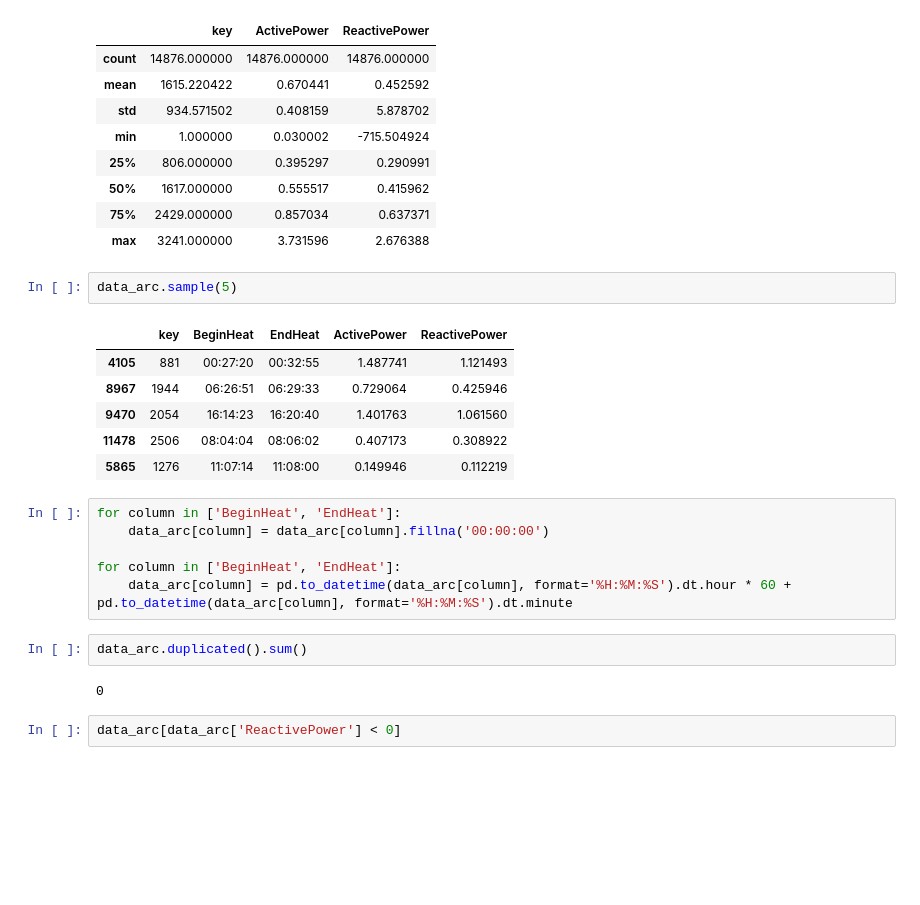
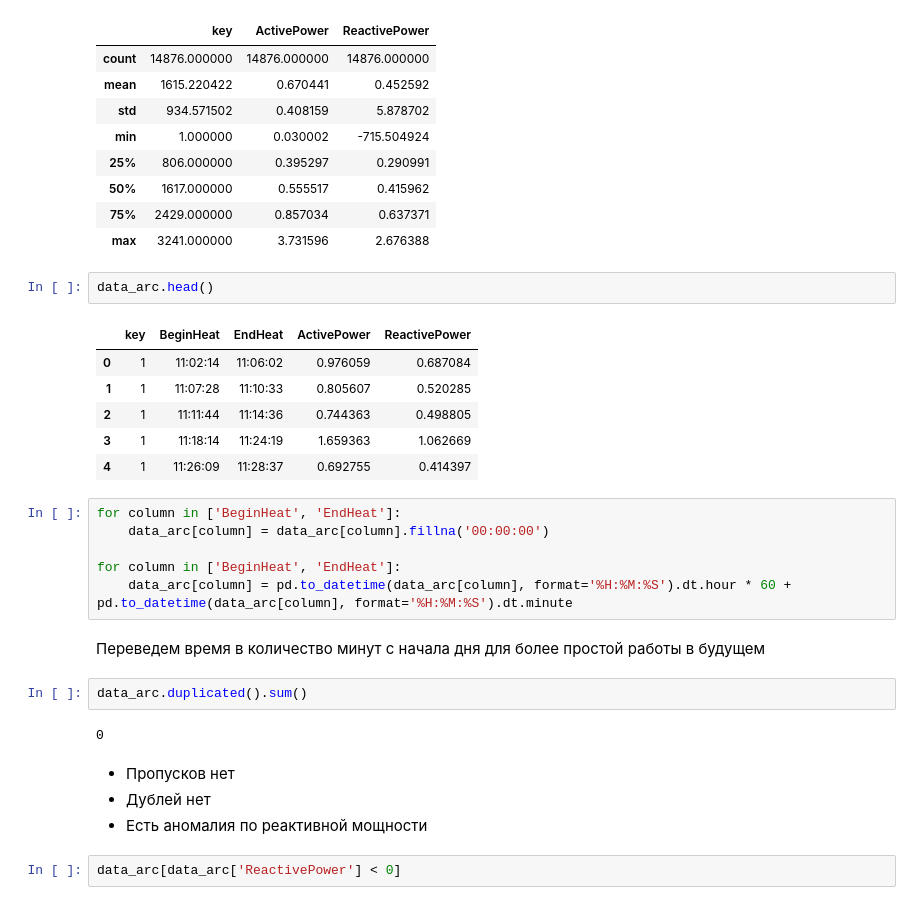
Before and after one commit to VSXV/Data-Science-Projects, a Jupyter notebook: 19. production costs/production costs.ipynb, the cells around one changed output. Saved outputs shown, nothing was run; the diff lists cells and outputs as text; blank space fills up the shorter version.

```diff
--- a/19. production costs/production costs.ipynb
+++ b/19. production costs/production costs.ipynb
@@ -139,25 +225,31 @@ data_arc.describe()
 | 50% | 1617.000000 | 0.555517 | 0.415962 |
 | 75% | 2429.000000 | 0.857034 | 0.637371 |
 | max | 3241.000000 | 3.731596 | 2.676388 |
-# %%
-data_arc.sample(5)
-# %% [output]
-|  | key | BeginHeat | EndHeat | ActivePower | ReactivePower |
-| 4105 | 881 | 00:27:20 | 00:32:55 | 1.487741 | 1.121493 |
-| 8967 | 1944 | 06:26:51 | 06:29:33 | 0.729064 | 0.425946 |
-| 9470 | 2054 | 16:14:23 | 16:20:40 | 1.401763 | 1.061560 |
-| 11478 | 2506 | 08:04:04 | 08:06:02 | 0.407173 | 0.308922 |
-| 5865 | 1276 | 11:07:14 | 11:08:00 | 0.149946 | 0.112219 |
+# %%
+data_arc.head()
+# %% [output]
+|  | key | BeginHeat | EndHeat | ActivePower | ReactivePower |
+| 0 | 1 | 11:02:14 | 11:06:02 | 0.976059 | 0.687084 |
+| 1 | 1 | 11:07:28 | 11:10:33 | 0.805607 | 0.520285 |
+| 2 | 1 | 11:11:44 | 11:14:36 | 0.744363 | 0.498805 |
+| 3 | 1 | 11:18:14 | 11:24:19 | 1.659363 | 1.062669 |
+| 4 | 1 | 11:26:09 | 11:28:37 | 0.692755 | 0.414397 |
 # %%
 for column in ['BeginHeat', 'EndHeat']:
     data_arc[column] = data_arc[column].fillna('00:00:00')
 
 for column in ['BeginHeat', 'EndHeat']:
     data_arc[column] = pd.to_datetime(data_arc[column], format='%H:%M:%S').dt.hour * 60 + pd.to_datetime(data_arc[column], format='%H:%M:%S').dt.minute
+# %% [markdown]
+Переведем время в количество минут с начала дня для более простой работы в будущем
 # %%
 data_arc.duplicated().sum()
 # %% [output]
 0
+# %% [markdown]
+* Пропусков нет
+* Дублей нет
+* Есть аномалия по реактивной мощности
 # %%
 data_arc[data_arc['ReactivePower'] < 0]
 # %% [output]
```
Also changed, not shown: parts of 83 cells of this notebook, 1 other file.
